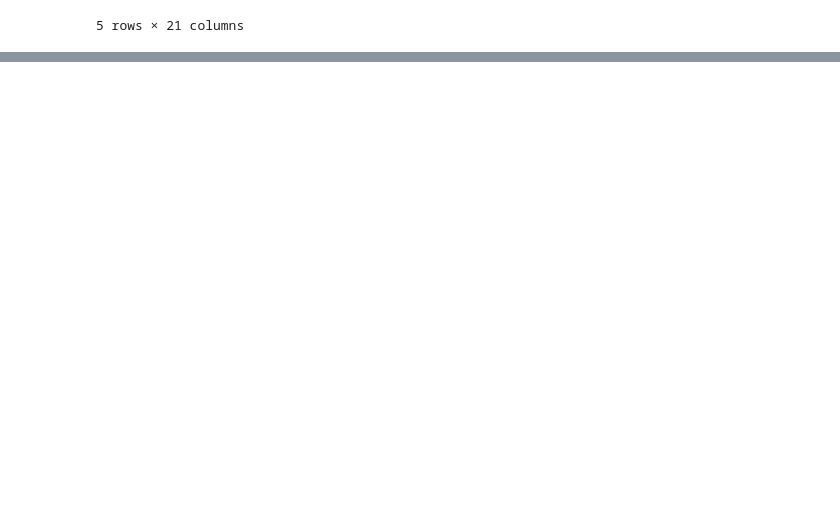
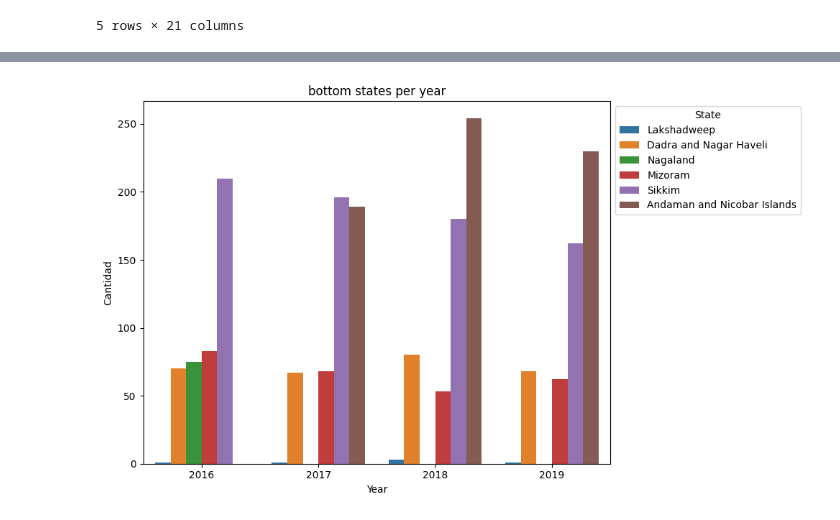
Before and after one commit to GitSantiagopf/RoadAccidentsIN, a Jupyter notebook: Road_accidents_india.ipynb, the cells around one changed output, grey strips where cells are left out. Saved outputs shown, nothing was run; the diff lists cells and outputs as text; code cells hidden in the pictures; blank space fills up the shorter version.

```diff
--- a/Road_accidents_india.ipynb
+++ b/Road_accidents_india.ipynb
@@ -42,0 +157,14 @@ df.describe().T
+# %%
+melted_df = melted_df.sort_values(by=['Year', 'Count'], ascending = True)
+bottom_states_per_year = melted_df.groupby('Year').head(5)
+# %%
+plt.figure(figsize=(10, 6))
+sns.barplot(data=bottom_states_per_year, x='Year', y='Count', hue='State')
+plt.xlabel('Year')
+plt.ylabel('Cantidad')
+plt.title('bottom states per year')
+plt.legend(title='State', bbox_to_anchor=(1, 1))
+plt.tight_layout()
+plt.show()
+# %% [output]
+[figure, added]
```
Also changed, not shown: parts of 24 cells of this notebook.
